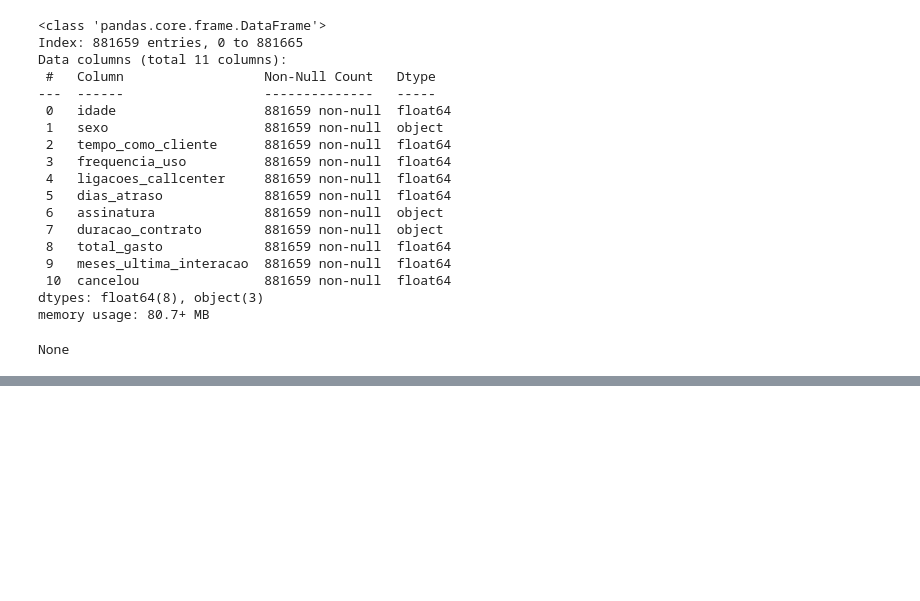
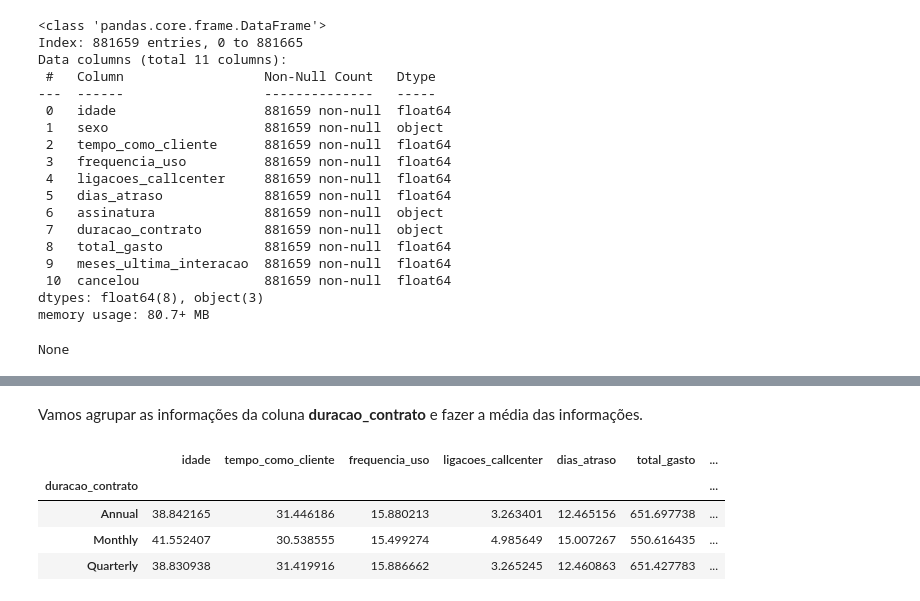
Before and after one commit to alexmachadoribeiro/app_python, a Jupyter notebook: notebooks/ciencia_de_dados.ipynb, the cells around one changed output, grey strips where cells are left out. Cells and saved outputs as stored; diff of their text form; code cells hidden in the pictures; blank space fills up the shorter version.

```diff
--- a/notebooks/ciencia_de_dados.ipynb
+++ b/notebooks/ciencia_de_dados.ipynb
@@ -99,0 +145,10 @@ None
+# %% [markdown]
+Vamos agrupar as informações da coluna **duracao_contrato** e fazer a média das informações.
+# %%
+display(tabela.groupby('duracao_contrato').mean(numeric_only=True))
+# %% [output]
+|  | idade | tempo_como_cliente | frequencia_uso | ligacoes_callcenter | dias_atraso | total_gasto | ... |
+| duracao_contrato |  |  |  |  |  |  | ... |
+| Annual | 38.842165 | 31.446186 | 15.880213 | 3.263401 | 12.465156 | 651.697738 | ... |
+| Monthly | 41.552407 | 30.538555 | 15.499274 | 4.985649 | 15.007267 | 550.616435 | ... |
+| Quarterly | 38.830938 | 31.419916 | 15.886662 | 3.265245 | 12.460863 | 651.427783 | ... |
```
Also changed, not shown: parts of 16 cells of this notebook.
